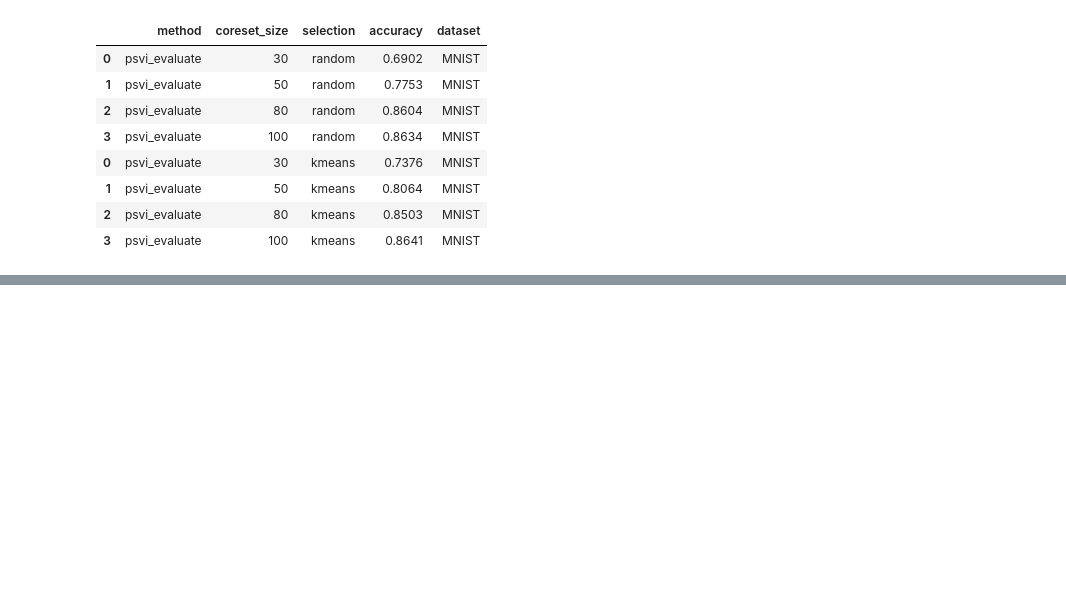
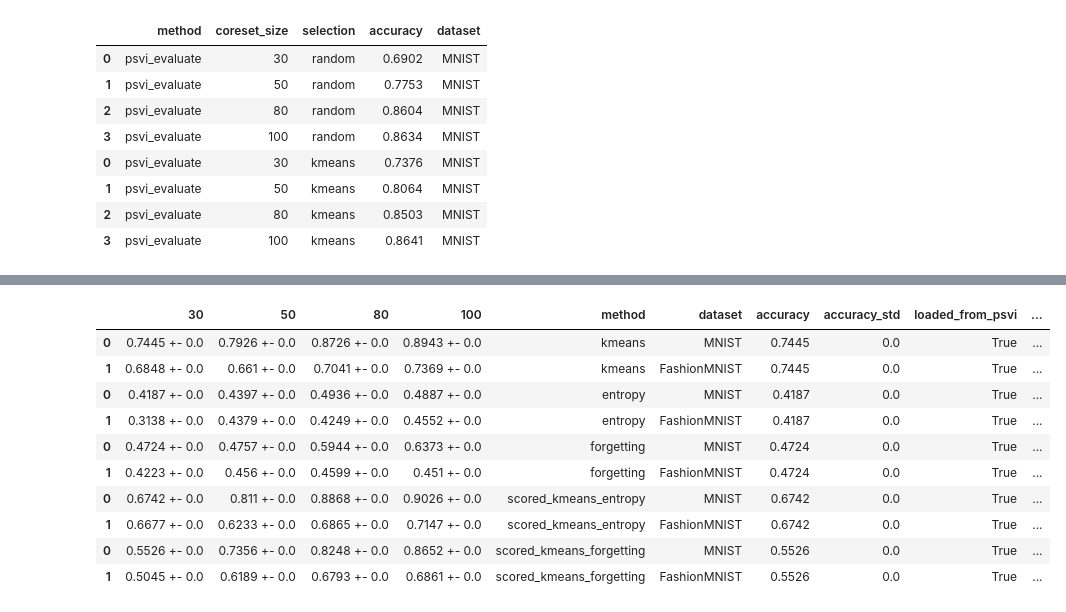
Before and after one commit to souravc83/Blackbox-Coresets-VI, a Jupyter notebook: psvi/notebooks/postprocessing_results.ipynb, the cells around one changed output, grey strips where cells are left out. Saved outputs shown, nothing was run; the diff lists cells and outputs as text; code cells hidden in the pictures; blank space fills up the shorter version.

```diff
--- a/psvi/notebooks/postprocessing_results.ipynb
+++ b/psvi/notebooks/postprocessing_results.ipynb
@@ -382,0 +598,16 @@ df
+# %%
+all_folders = get_subfolders_for_date('MNIST_FashionMNIST_2023_05_04')
+df_05_04 = combine_folder_results_multiple(all_folders)
+df_05_04
+# %% [output]
+|  | 30 | 50 | 80 | 100 | method | dataset | accuracy | accuracy_std | loaded_from_psvi | ... |
+| 0 | 0.7445 +- 0.0 | 0.7926 +- 0.0 | 0.8726 +- 0.0 | 0.8943 +- 0.0 | kmeans | MNIST | 0.7445 | 0.0 | True | ... |
+| 1 | 0.6848 +- 0.0 | 0.661 +- 0.0 | 0.7041 +- 0.0 | 0.7369 +- 0.0 | kmeans | FashionMNIST | 0.7445 | 0.0 | True | ... |
+| 0 | 0.4187 +- 0.0 | 0.4397 +- 0.0 | 0.4936 +- 0.0 | 0.4887 +- 0.0 | entropy | MNIST | 0.4187 | 0.0 | True | ... |
+| 1 | 0.3138 +- 0.0 | 0.4379 +- 0.0 | 0.4249 +- 0.0 | 0.4552 +- 0.0 | entropy | FashionMNIST | 0.4187 | 0.0 | True | ... |
+| 0 | 0.4724 +- 0.0 | 0.4757 +- 0.0 | 0.5944 +- 0.0 | 0.6373 +- 0.0 | forgetting | MNIST | 0.4724 | 0.0 | True | ... |
+| 1 | 0.4223 +- 0.0 | 0.456 +- 0.0 | 0.4599 +- 0.0 | 0.451 +- 0.0 | forgetting | FashionMNIST | 0.4724 | 0.0 | True | ... |
+| 0 | 0.6742 +- 0.0 | 0.811 +- 0.0 | 0.8868 +- 0.0 | 0.9026 +- 0.0 | scored_kmeans_entropy | MNIST | 0.6742 | 0.0 | True | ... |
+| 1 | 0.6677 +- 0.0 | 0.6233 +- 0.0 | 0.6865 +- 0.0 | 0.7147 +- 0.0 | scored_kmeans_entropy | FashionMNIST | 0.6742 | 0.0 | True | ... |
+| 0 | 0.5526 +- 0.0 | 0.7356 +- 0.0 | 0.8248 +- 0.0 | 0.8652 +- 0.0 | scored_kmeans_forgetting | MNIST | 0.5526 | 0.0 | True | ... |
+| 1 | 0.5045 +- 0.0 | 0.6189 +- 0.0 | 0.6793 +- 0.0 | 0.6861 +- 0.0 | scored_kmeans_forgetting | FashionMNIST | 0.5526 | 0.0 | True | ... |
```
Also changed, not shown: parts of 11 cells of this notebook, 4 other files.
